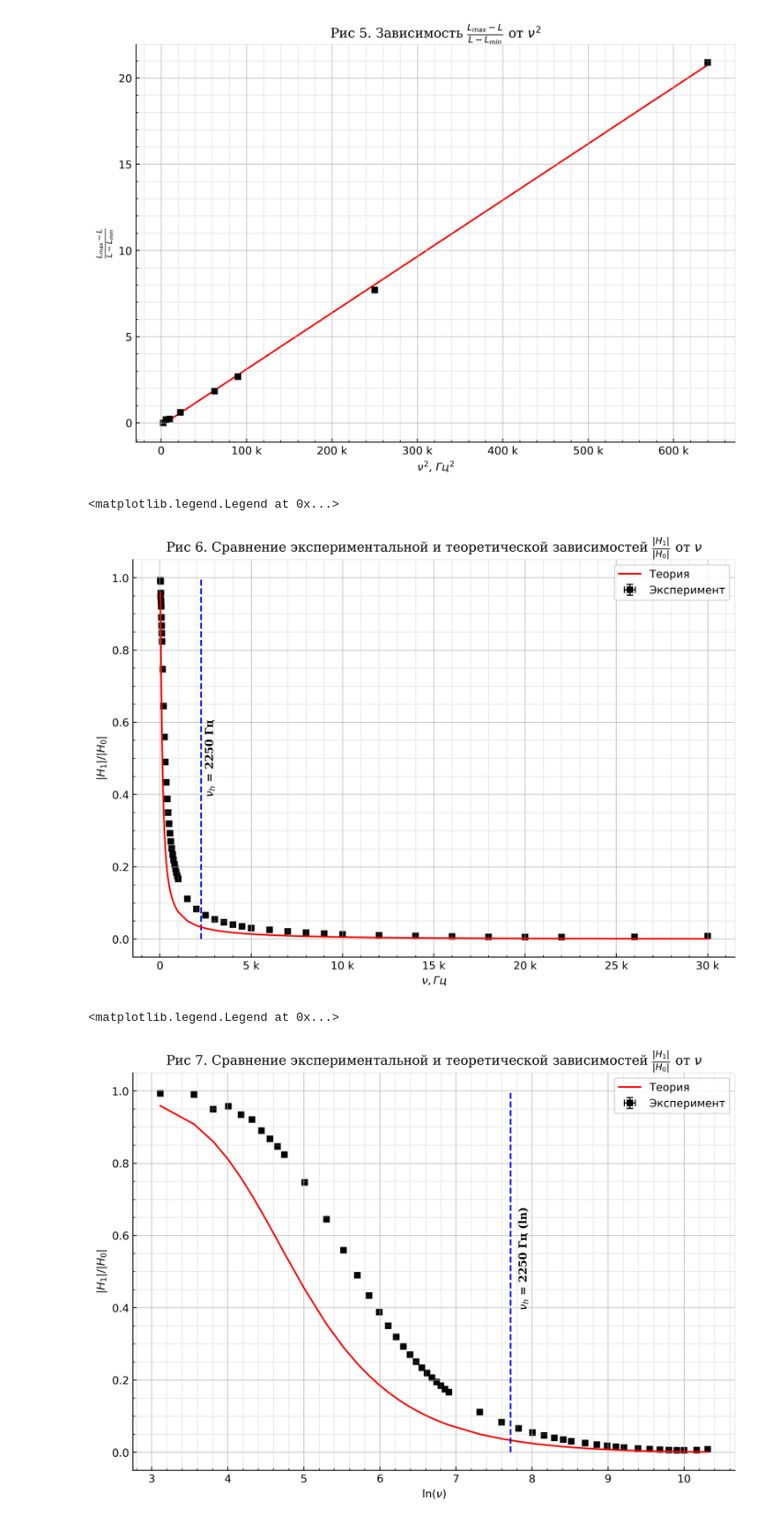
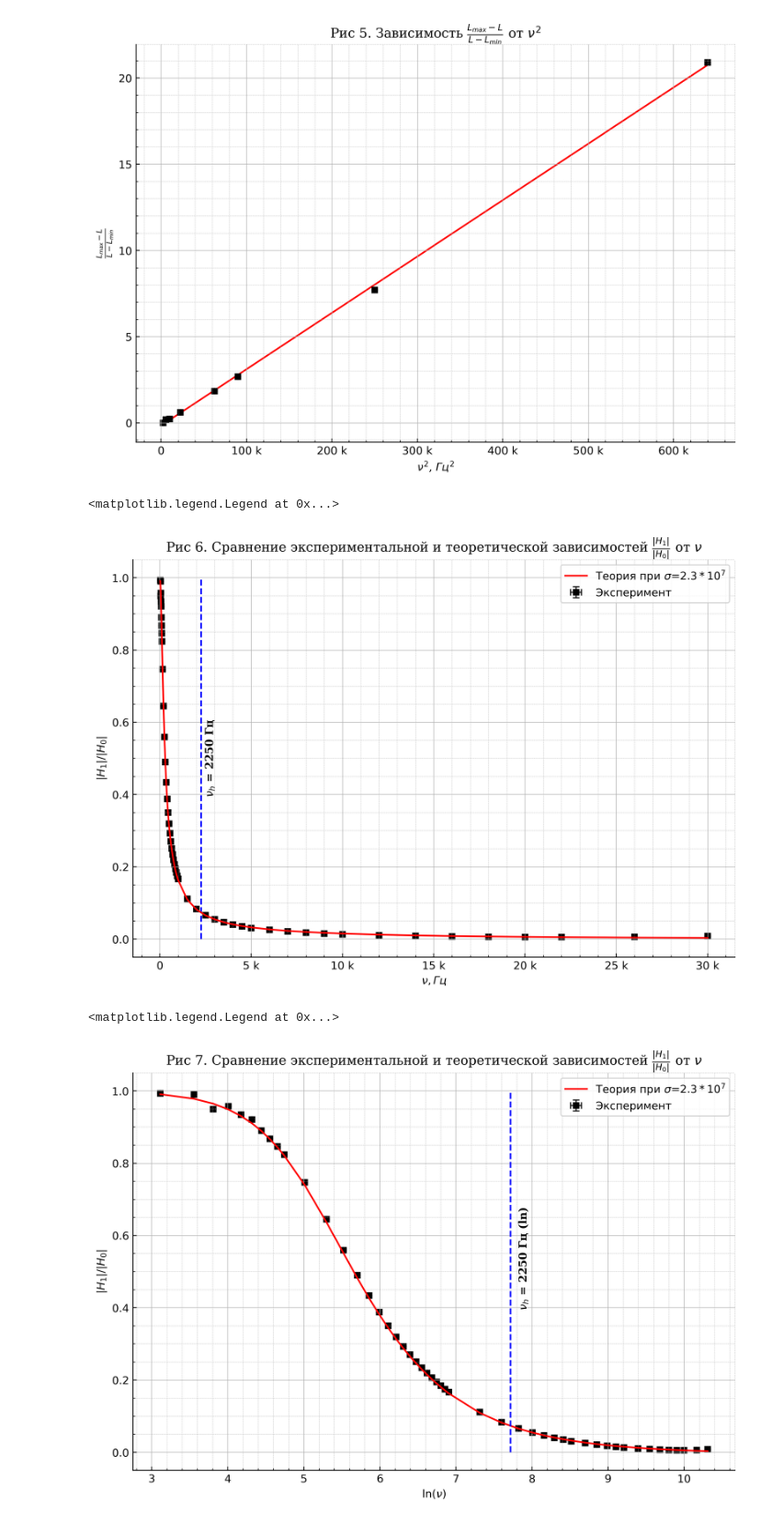
Before and after one commit to alxlnx/labs, a Jupyter notebook: 3.7.1/3.7.1.ipynb, the cells around one changed output. Shown at 92% size. Drawn from its saved outputs; the diff is of its cells as text; code cells hidden in the pictures.

```diff
--- a/3.7.1/3.7.1.ipynb
+++ b/3.7.1/3.7.1.ipynb
@@ -168,6 +168,8 @@ df = pd.read_csv('all.tsv', sep='\t')
 from decimal import *
 
 SIGMA = 5e7
+SIGMA = 4.13e7
+SIGMA = 2.3e7
 #beta = np.sqrt( np.pi*df['v, Hz']*SIGMA ) * h
 #Re = np.cosh(beta)*np.cos(beta) + beta*np.cos(beta)*(np.sinh(beta) - np.cosh(beta))/2/h
 #Im = np.sinh(beta)*np.sin(beta) + beta*np.cos(beta)*(np.cosh(beta) + np.sinh(beta))/2/h
@@ -195,31 +197,31 @@ font = {'fontname': 'DejaVu Serif'}
 mg.draw_errorbar(ax6, X, Y, label='Эксперимент')
 ax6.plot((2251,2251),(0, 1), c='blue', linestyle='--', zorder=2)
 ax6.text(2251+200, 0.4, r'$\nu_h$ = 2250 Гц', color='k', rotation=90, fontweight='black', **font)
-ax6.plot(X, Y_t, c='r', label='Теория')
+ax6.plot(X, Y_t, c='r', label='Теория при $\sigma$=$2.3*10^7$')
 
 ax6.legend()
 # %% [output]
 <matplotlib.legend.Legend at 0x...>
-[figure, old version]
+[figure, new version]
 # %%
 X = np.log(np.array( df['v, Hz'] ))
 
 fig7 = mg.make_figure(dpi_mode='high')
 ax7 = fig7.add_subplot()
 mg.set_grids(fig7)
 mg.set_title(ax7, r'Сравнение экспериментальной и теоретической зависимостей $\frac{|H_1|}{|H_0|}$ от $\nu$')
 mg.set_label(ax7, r'$\ln(\nu)$', r'$|H_1|/|H_0|$')
 
 mg.draw_errorbar(ax7, X, Y, label='Эксперимент')
 #ax7.plot((2251,2251),(0, 1), c='blue', linestyle='--', zorder=2)
 #ax7.text(2251+100, 0.5, r'$\nu_h$ = 2251 Гц', color='k', rotation=90, **font)
-ax7.plot(X, Y_t, c='r', label='Теория')
+ax7.plot(X, Y_t, c='r', label='Теория при $\sigma$=$2.3*10^7$')
 
 ax7.plot((np.log(2251),np.log(2251)),(0, 1), c='blue', linestyle='--', zorder=2)
 ax7.text(np.log(2251) + 0.1, 0.4, r'$\nu_h$ = 2250 Гц (ln)', color='k', rotation=90, fontweight='black', **font)
 
 font = {'fontname': 'DejaVu Serif'}
 ax7.legend()
 # %% [output]
 <matplotlib.legend.Legend at 0x...>
-[figure, old version]
+[figure, new version]
```
